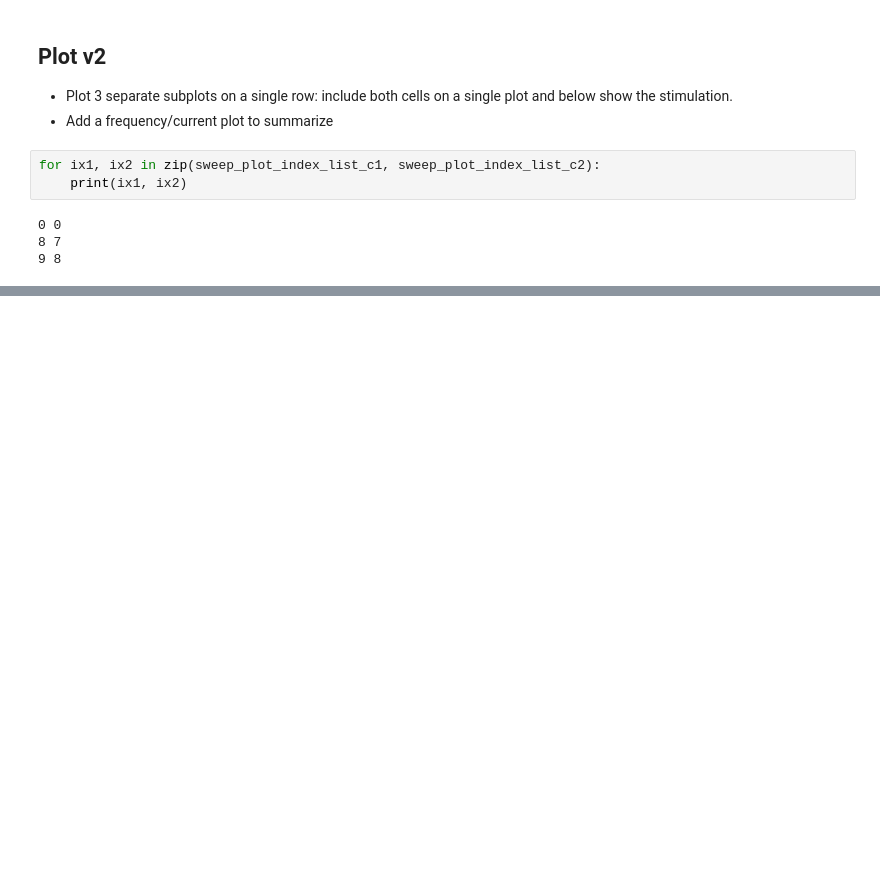
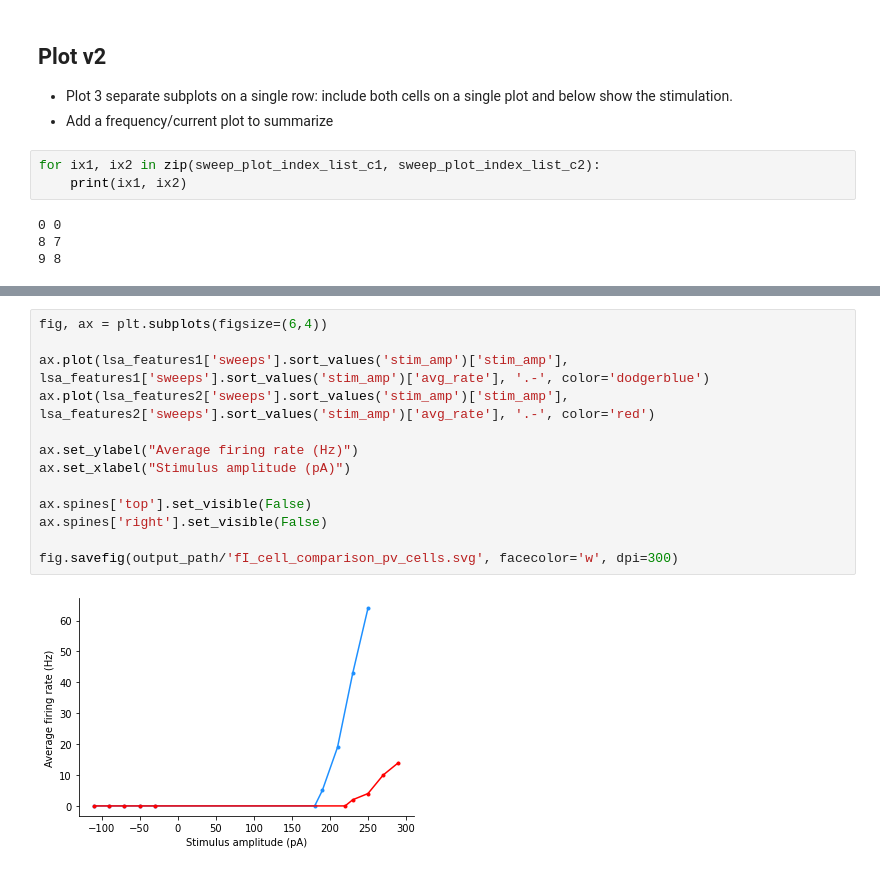
Before and after one commit to keon-arbabi/patch-seq-microglia, a Jupyter notebook: 4b-ephys-analysis.ipynb, the cells around one changed output, grey strips where cells are left out. Cells and saved outputs as stored; diff of their text form; blank space fills up the shorter version.

```diff
--- a/4b-ephys-analysis.ipynb
+++ b/4b-ephys-analysis.ipynb
@@ -457,0 +464,15 @@ AttributeError: 'numpy.ndarray' object has no attribute 'plot'
+# %%
+fig, ax = plt.subplots(figsize=(6,4))
+
+ax.plot(lsa_features1['sweeps'].sort_values('stim_amp')['stim_amp'], lsa_features1['sweeps'].sort_values('stim_amp')['avg_rate'], '.-', color='dodgerblue')
+ax.plot(lsa_features2['sweeps'].sort_values('stim_amp')['stim_amp'], lsa_features2['sweeps'].sort_values('stim_amp')['avg_rate'], '.-', color='red')
+
+ax.set_ylabel("Average firing rate (Hz)")
+ax.set_xlabel("Stimulus amplitude (pA)")
+
+ax.spines['top'].set_visible(False)
+ax.spines['right'].set_visible(False)
+
+fig.savefig(output_path/'fI_cell_comparison_pv_cells.svg', facecolor='w', dpi=300)
+# %% [output]
+[figure, added]
```
Also changed, not shown: parts of 21 cells of this notebook, 5 other files.
